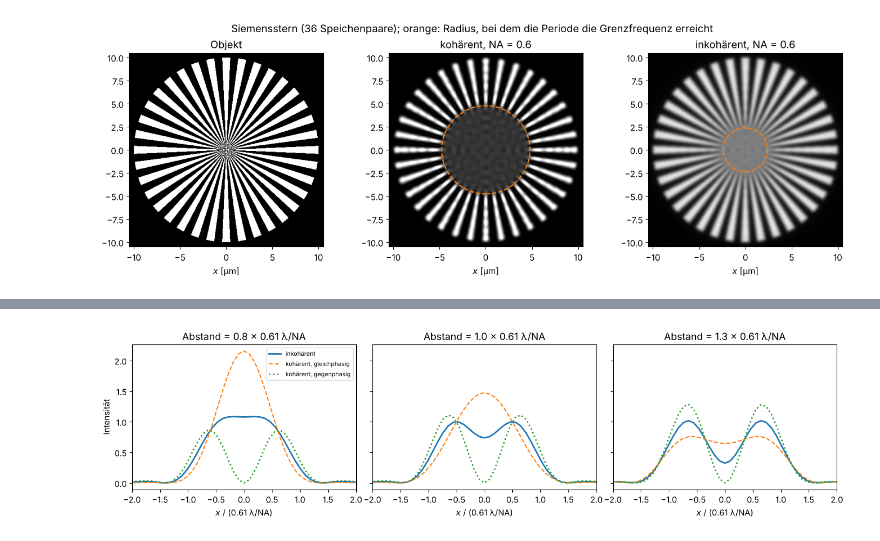
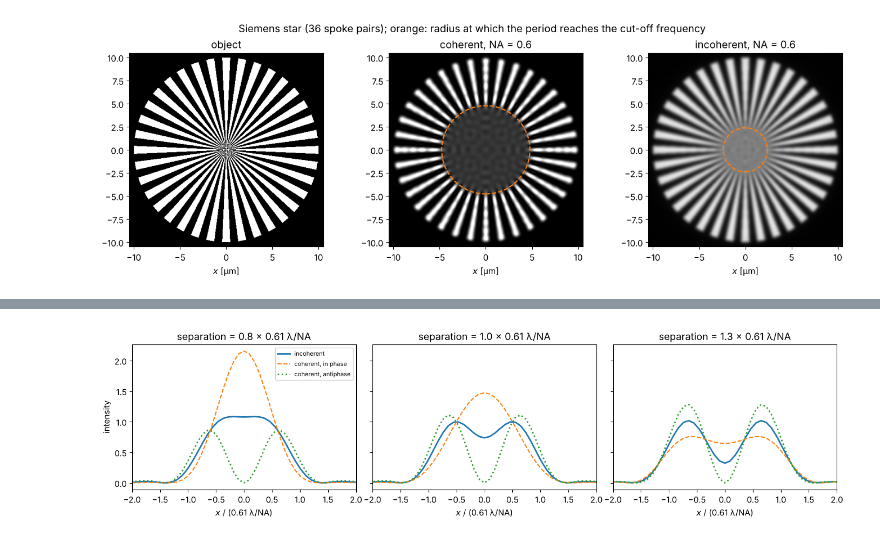
Before and after one commit to aeberspaecher/pyoptics, a Jupyter notebook: notebooks/05_imaging_zernikes.ipynb, the cells around one changed output, grey strips where cells are left out. Saved outputs shown, nothing was run; the diff lists cells and outputs as text; code cells hidden in the pictures.

```diff
--- a/notebooks/05_imaging_zernikes.ipynb
+++ b/notebooks/05_imaging_zernikes.ipynb
@@ -198,10 +198,10 @@ f_axis = fx[N//2]
 nu = np.linspace(0, 1, 200)
 otf_ana = 2/np.pi*(np.arccos(nu) - nu*np.sqrt(1 - nu**2))
 fig, ax = plt.subplots(figsize=(7.5, 3.6))
-ax.plot(f_axis*wl/NA, CTF[N//2], lw=2, label="CTF (kohärent)")
-ax.plot(f_axis*wl/NA, OTF[N//2], lw=2, label="OTF (inkohärent), numerisch")
-ax.plot(2*nu, otf_ana, "k--", lw=1, label="OTF analytisch")
-ax.set_xlim(0, 2.3); ax.set_xlabel("Ortsfrequenz [NA/λ]"); ax.set_ylabel("Übertragung")
-ax.legend(); ax.set_title("Transferfunktionen eines aberrationsfreien Systems")
+ax.plot(f_axis*wl/NA, CTF[N//2], lw=2, label="CTF (coherent)")
+ax.plot(f_axis*wl/NA, OTF[N//2], lw=2, label="OTF (incoherent), numerical")
+ax.plot(2*nu, otf_ana, "k--", lw=1, label="OTF analytic")
+ax.set_xlim(0, 2.3); ax.set_xlabel("spatial frequency [NA/λ]"); ax.set_ylabel("transfer")
+ax.legend(); ax.set_title("Transfer functions of an aberration-free system")
 fig.tight_layout()
 # %% [output]
@@ -217,17 +217,17 @@ dunkle Linie klar getrennt (das Prinzip der Phasenschiebemasken in der Lithograp
 # %%
 d_R = 0.61*wl/NA
 KX, KY = freq_grid(x, y, wavenumbers=True, normal_order=True)
 fig, axes = plt.subplots(1, 3, figsize=(14, 3.8), sharey=True)
 for ax, sep in zip(axes, (0.8*d_R, d_R, 1.3*d_R)):
-    shift = lambda f, dx: inv_FT(FT(f)*np.exp(-1j*KX*dx))  # Verschiebung um dx per Fourier-Shift
+    shift = lambda f, dx: inv_FT(FT(f)*np.exp(-1j*KX*dx))  # shift by dx via the Fourier shift theorem
     h1, h2 = shift(h, -sep/2), shift(h, +sep/2)
     norm = np.abs(h).max()**2
-    ax.plot(x/d_R, (np.abs(h1)**2 + np.abs(h2)**2)[N//2]/norm, lw=2, label="inkohärent")
-    ax.plot(x/d_R, np.abs(h1 + h2)[N//2]**2/norm, "--", label="kohärent, gleichphasig")
-    ax.plot(x/d_R, np.abs(h1 - h2)[N//2]**2/norm, ":", lw=2, label="kohärent, gegenphasig")
+    ax.plot(x/d_R, (np.abs(h1)**2 + np.abs(h2)**2)[N//2]/norm, lw=2, label="incoherent")
+    ax.plot(x/d_R, np.abs(h1 + h2)[N//2]**2/norm, "--", label="coherent, in phase")
+    ax.plot(x/d_R, np.abs(h1 - h2)[N//2]**2/norm, ":", lw=2, label="coherent, antiphase")
     ax.set_xlim(-2, 2); ax.set_xlabel("$x$ / (0.61 λ/NA)")
-    ax.set_title(f"Abstand = {sep/d_R:.1f} × 0.61 λ/NA")
-axes[0].set_ylabel("Intensität"); axes[0].legend(fontsize=8)
+    ax.set_title(f"separation = {sep/d_R:.1f} × 0.61 λ/NA")
+axes[0].set_ylabel("intensity"); axes[0].legend(fontsize=8)
 fig.tight_layout()
 # %% [output]
-[figure, old version]
+[figure, new version]
```
Also changed, not shown: parts of 23 cells of this notebook, 10 other files.
